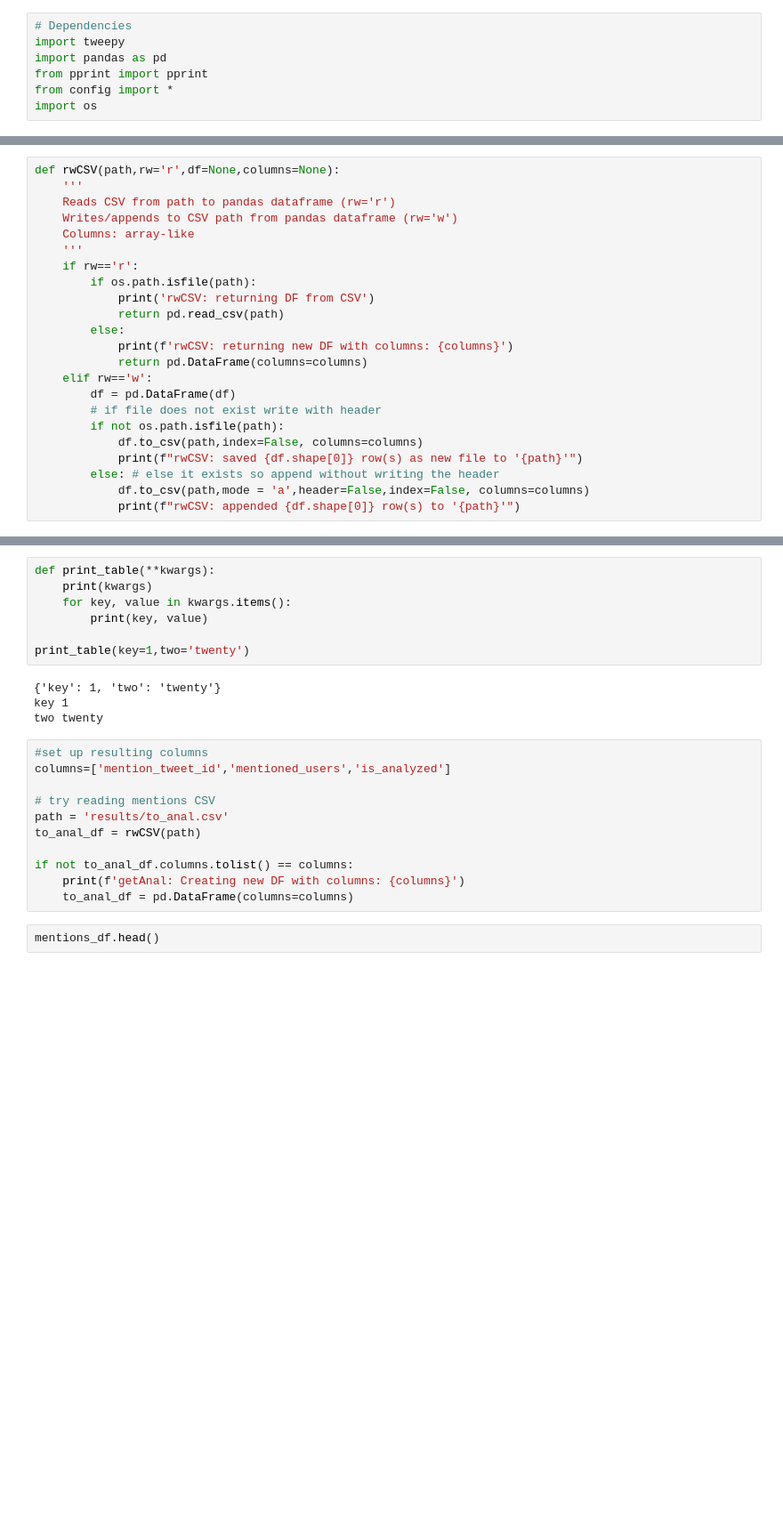
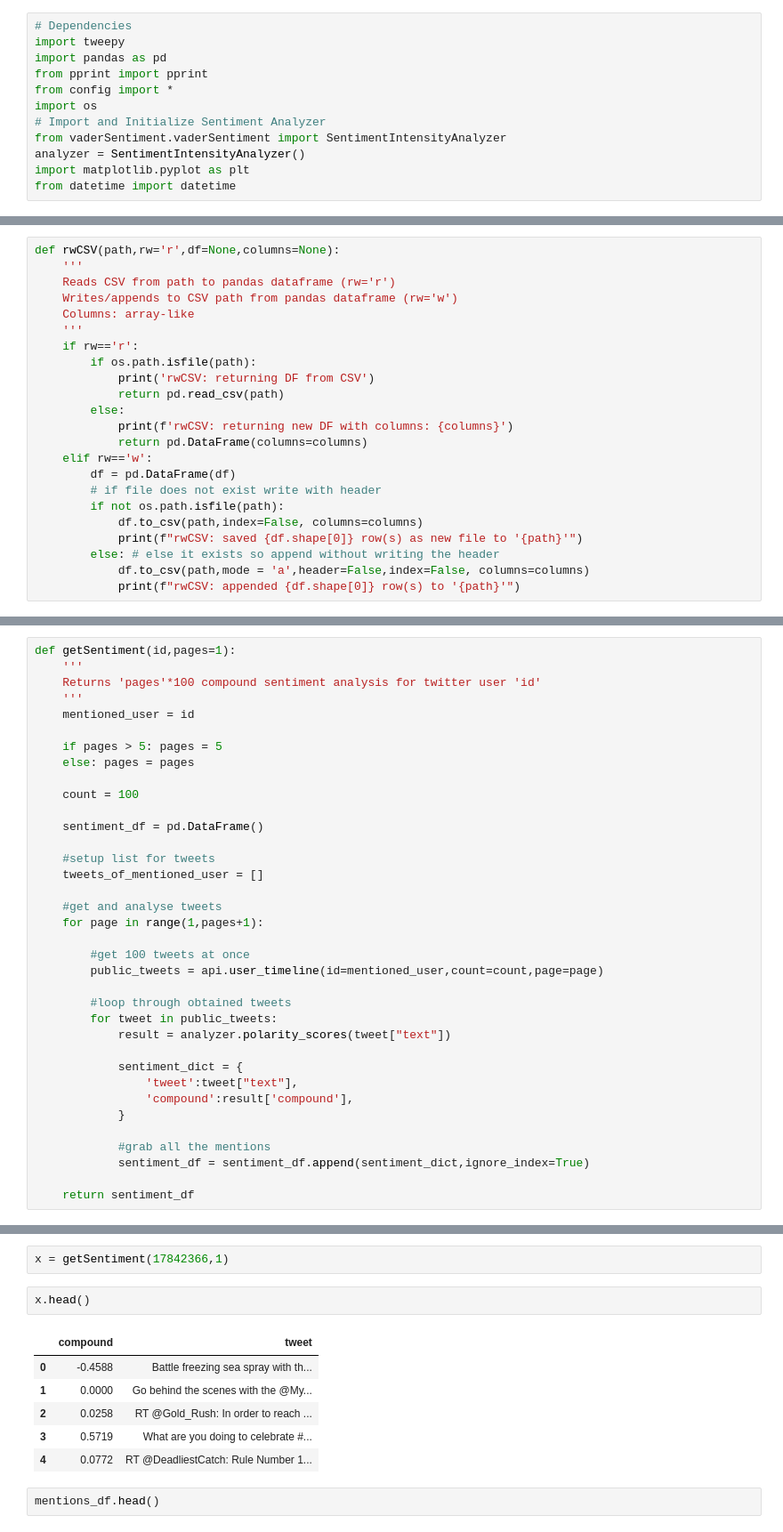
Before and after one commit to yegorkryukov/python-challenge, a Jupyter notebook: PlotBot/PlotBot.ipynb, the cells around one changed output, grey strips where cells are left out. Shown at 89% size. Drawn from its saved outputs; the diff is of its cells as text; blank space fills up the shorter version.

```diff
--- a/PlotBot/PlotBot.ipynb
+++ b/PlotBot/PlotBot.ipynb
@@ -45,6 +45,11 @@ import pandas as pd
 from pprint import pprint
 from config import *
 import os
+# Import and Initialize Sentiment Analyzer
+from vaderSentiment.vaderSentiment import SentimentIntensityAnalyzer
+analyzer = SentimentIntensityAnalyzer()
+import matplotlib.pyplot as plt
+from datetime import datetime
 # %%
 # Twitter API Keys
 consumer_key = consumer_key
@@ -153,3 +159,39 @@ def getMentions():
     else:
         print('getMentions: No new mentions')
     return mentions_df
+# %%
+def getSentiment(id,pages=1):
+    '''
+    Returns 'pages'*100 compound sentiment analysis for twitter user 'id'
+    '''
+    mentioned_user = id
+
+    if pages > 5: pages = 5
+    else: pages = pages
+
+    count = 100
+
+    sentiment_df = pd.DataFrame()
+
+    #setup list for tweets
+    tweets_of_mentioned_user = []
+
+    #get and analyse tweets
+    for page in range(1,pages+1):
+
+        #get 100 tweets at once
+        public_tweets = api.user_timeline(id=mentioned_user,count=count,page=page)
+
+        #loop through obtained tweets
+        for tweet in public_tweets:
+            result = analyzer.polarity_scores(tweet["text"])
+
+            sentiment_dict = {
+                'tweet':tweet["text"],
+                'compound':result['compound'],
+            }
+
+            #grab all the mentions
+            sentiment_df = sentiment_df.append(sentiment_dict,ignore_index=True)
+
+    return sentiment_df
@@ -165,25 +227,14 @@ rwCSV: saved 2 row(s) as new file to 'results/mentions.csv'
-# %%
-def print_table(**kwargs):
-    print(kwargs)
-    for key, value in kwargs.items():
-        print(key, value)
-
-print_table(key=1,two='twenty')
-# %% [output]
-{'key': 1, 'two': 'twenty'}
-key 1
-two twenty
-# %%
-#set up resulting columns
-columns=['mention_tweet_id','mentioned_users','is_analyzed']
-
-# try reading mentions CSV
-path = 'results/to_anal.csv'
-to_anal_df = rwCSV(path)
-
-if not to_anal_df.columns.tolist() == columns:
-    print(f'getAnal: Creating new DF with columns: {columns}')
-    to_anal_df = pd.DataFrame(columns=columns)
+# %%
+x = getSentiment(17842366,1)
+# %%
+x.head()
+# %% [output]
+|  | compound | tweet |
+| 0 | -0.4588 | Battle freezing sea spray with th... |
+| 1 | 0.0000 | Go behind the scenes with the @My... |
+| 2 | 0.0258 | RT @Gold_Rush: In order to reach ... |
+| 3 | 0.5719 | What are you doing to celebrate #... |
+| 4 | 0.0772 | RT @DeadliestCatch: Rule Number 1... |
 # %%
 mentions_df.head()
 # %% [output]
```
Also changed, not shown: parts of 4 cells of this notebook, 1 other file.
